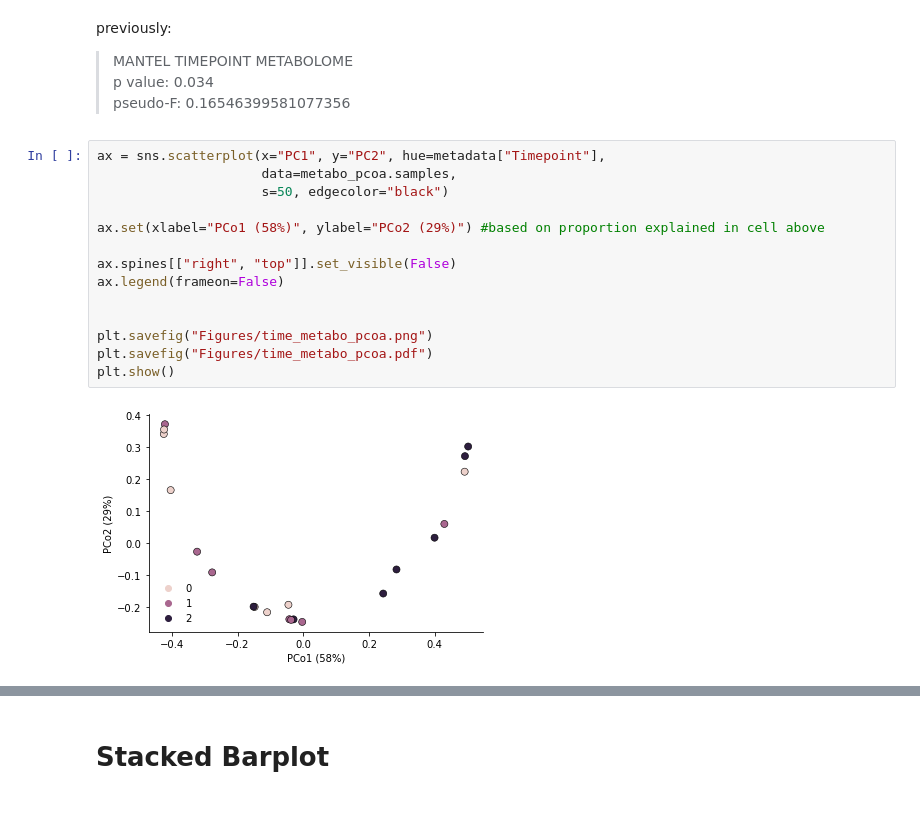
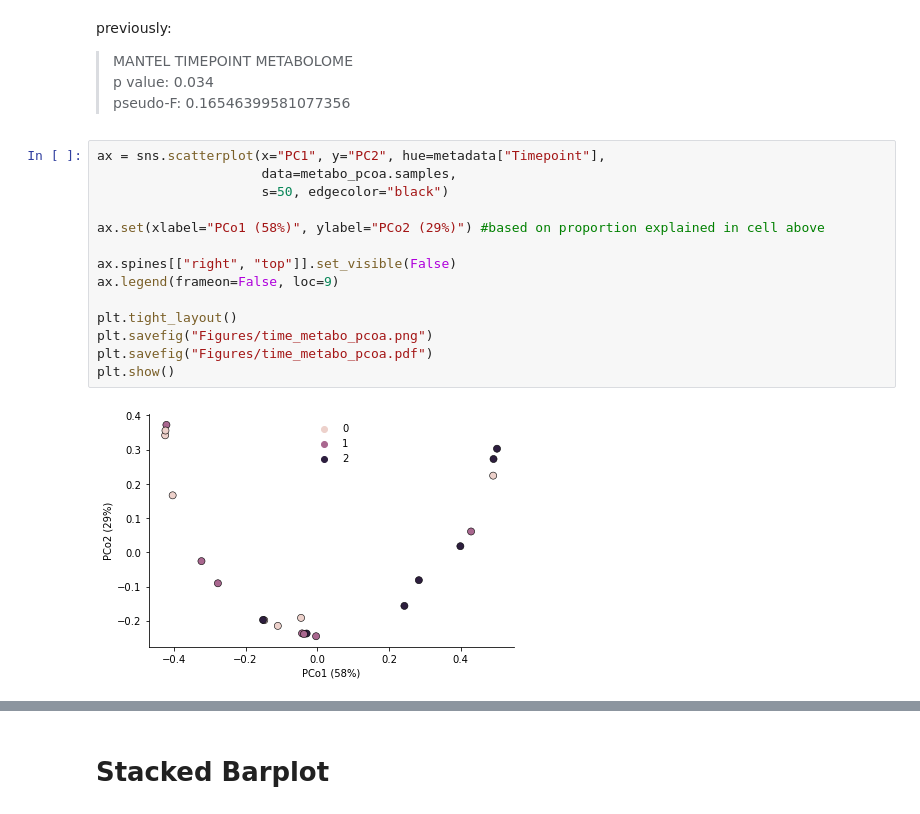
Before and after one commit to sterrettJD/Breastfed-Neonates, a Jupyter notebook: Metabolome.ipynb, the cells around one changed output, grey strips where cells are left out. Saved outputs shown, nothing was run; the diff lists cells and outputs as text.

```diff
--- a/Metabolome.ipynb
+++ b/Metabolome.ipynb
@@ -307,16 +312,16 @@ pseudo-F: 0.16546399581077356
 # %%
 ax = sns.scatterplot(x="PC1", y="PC2", hue=metadata["Timepoint"],
                      data=metabo_pcoa.samples,
                      s=50, edgecolor="black")
 
 ax.set(xlabel="PCo1 (58%)", ylabel="PCo2 (29%)") #based on proportion explained in cell above
 
 ax.spines[["right", "top"]].set_visible(False)
-ax.legend(frameon=False)
+ax.legend(frameon=False, loc=9)
 
-
+plt.tight_layout()
 plt.savefig("Figures/time_metabo_pcoa.png")
 plt.savefig("Figures/time_metabo_pcoa.pdf")
 plt.show()
 # %% [output]
-[figure, old version]
+[figure, new version]
```
Also changed, not shown: parts of 9 cells of this notebook.
